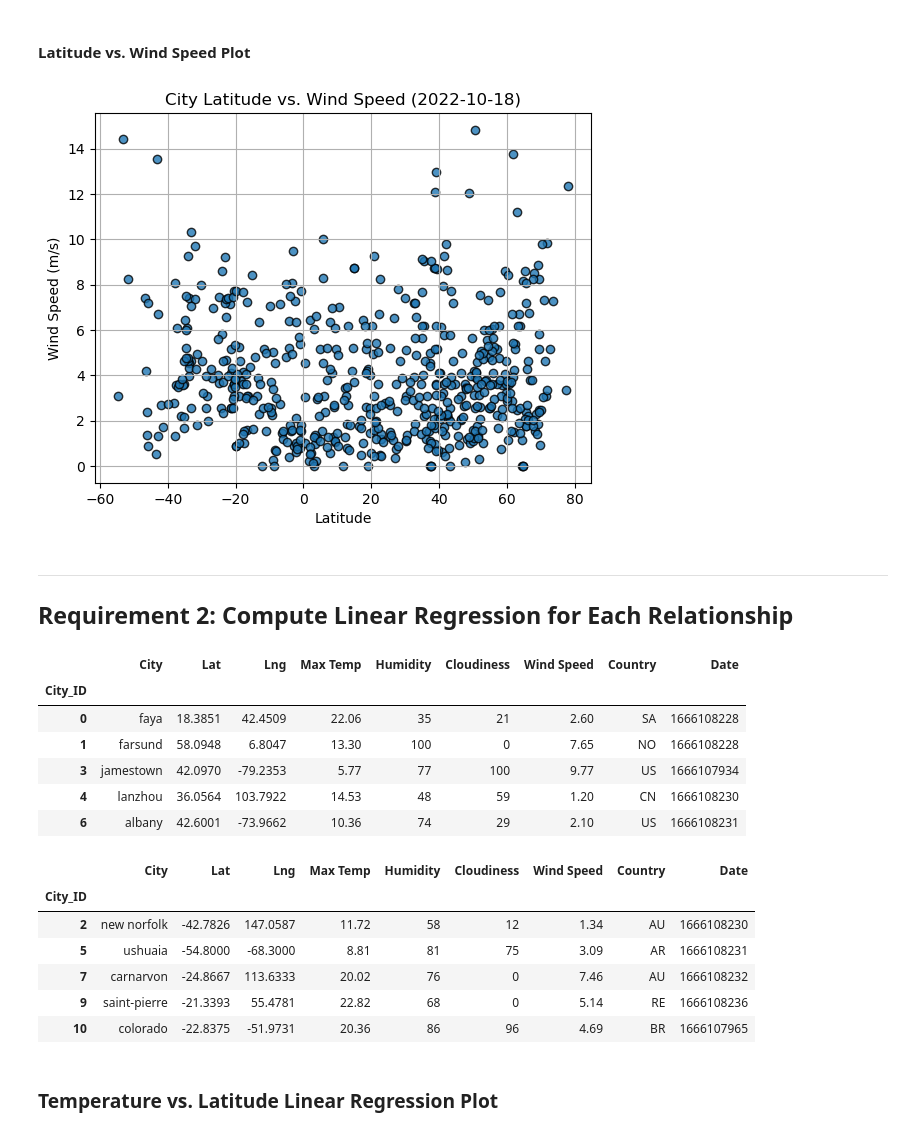
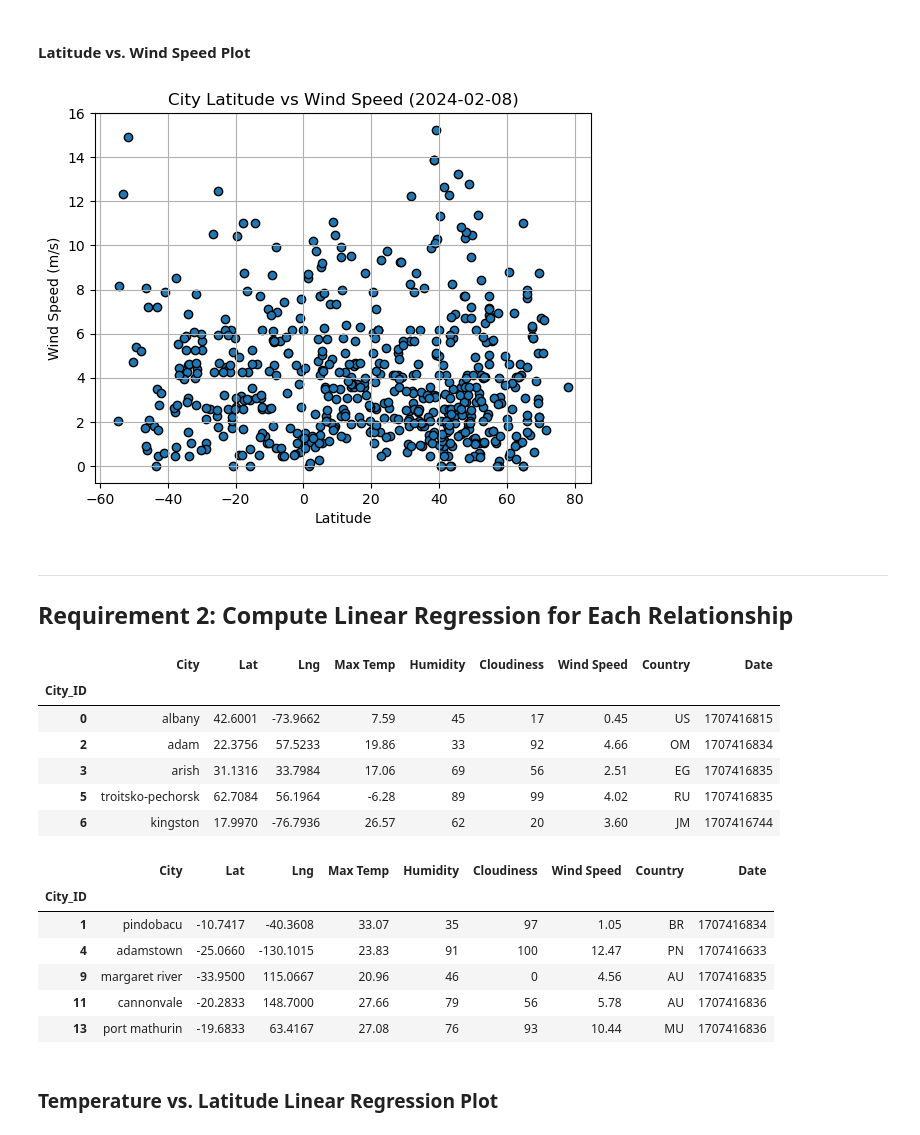
Before and after one commit to arlestotle/python-api-challenge, a Jupyter notebook: WeatherPy.ipynb, the cells around one changed output. Drawn from its saved outputs; the diff is of its cells as text; code cells hidden in the pictures.

```diff
--- a/WeatherPy.ipynb
+++ b/WeatherPy.ipynb
@@ -237,18 +259,25 @@ plt.show()
 #### Latitude vs. Wind Speed Plot
 # %%
 # Build the scatter plots for latitude vs. wind speed
-# YOUR CODE HERE
+plt.scatter(city_data_df['Lat'], city_data_df['Wind Speed'],
+            edgecolor='black')
 
 # Incorporate the other graph properties
-# YOUR CODE HERE
+sel_date = datetime.now().strftime("%Y-%m-%d")
+plt.title(f'City Latitude vs Wind Speed ({sel_date})')
+plt.ylabel('Wind Speed (m/s)')
+plt.xlabel('Latitude')
+plt.grid(True)
+plt.tight_layout
+
 
 # Save the figure
-plt.savefig("output_data/Fig4.png")
+plt.savefig("output_data/WindSpeed.png")
 
 # Show plot
 plt.show()
 # %% [output]
-[figure, old version]
+[figure, new version]
 # %% [markdown]
 ---
 
@@ -259,30 +294,30 @@ plt.show()
 # %%
 # Create a DataFrame with the Northern Hemisphere data (Latitude >= 0)
-# YOUR CODE HERE
+northern_hemi_df = city_data_df[city_data_df['Lat'] >= 0]
 
 # Display sample data
 northern_hemi_df.head()
 # %% [output]
 |  | City | Lat | Lng | Max Temp | Humidity | Cloudiness | Wind Speed | Country | Date |
 | City_ID |  |  |  |  |  |  |  |  |  |
-| 0 | faya | 18.3851 | 42.4509 | 22.06 | 35 | 21 | 2.60 | SA | 1666108228 |
-| 1 | farsund | 58.0948 | 6.8047 | 13.30 | 100 | 0 | 7.65 | NO | 1666108228 |
-| 3 | jamestown | 42.0970 | -79.2353 | 5.77 | 77 | 100 | 9.77 | US | 1666107934 |
-| 4 | lanzhou | 36.0564 | 103.7922 | 14.53 | 48 | 59 | 1.20 | CN | 1666108230 |
-| 6 | albany | 42.6001 | -73.9662 | 10.36 | 74 | 29 | 2.10 | US | 1666108231 |
+| 0 | albany | 42.6001 | -73.9662 | 7.59 | 45 | 17 | 0.45 | US | 1707416815 |
+| 2 | adam | 22.3756 | 57.5233 | 19.86 | 33 | 92 | 4.66 | OM | 1707416834 |
+| 3 | arish | 31.1316 | 33.7984 | 17.06 | 69 | 56 | 2.51 | EG | 1707416835 |
+| 5 | troitsko-pechorsk | 62.7084 | 56.1964 | -6.28 | 89 | 99 | 4.02 | RU | 1707416835 |
+| 6 | kingston | 17.9970 | -76.7936 | 26.57 | 62 | 20 | 3.60 | JM | 1707416744 |
 # %%
 # Create a DataFrame with the Southern Hemisphere data (Latitude < 0)
-# YOUR CODE HERE
+southern_hemi_df = city_data_df[city_data_df['Lat'] < 0]
 
 # Display sample data
 southern_hemi_df.head()
 # %% [output]
 |  | City | Lat | Lng | Max Temp | Humidity | Cloudiness | Wind Speed | Country | Date |
 | City_ID |  |  |  |  |  |  |  |  |  |
-| 2 | new norfolk | -42.7826 | 147.0587 | 11.72 | 58 | 12 | 1.34 | AU | 1666108230 |
-| 5 | ushuaia | -54.8000 | -68.3000 | 8.81 | 81 | 75 | 3.09 | AR | 1666108231 |
-| 7 | carnarvon | -24.8667 | 113.6333 | 20.02 | 76 | 0 | 7.46 | AU | 1666108232 |
-| 9 | saint-pierre | -21.3393 | 55.4781 | 22.82 | 68 | 0 | 5.14 | RE | 1666108236 |
-| 10 | colorado | -22.8375 | -51.9731 | 20.36 | 86 | 96 | 4.69 | BR | 1666107965 |
+| 1 | pindobacu | -10.7417 | -40.3608 | 33.07 | 35 | 97 | 1.05 | BR | 1707416834 |
+| 4 | adamstown | -25.0660 | -130.1015 | 23.83 | 91 | 100 | 12.47 | PN | 1707416633 |
+| 9 | margaret river | -33.9500 | 115.0667 | 20.96 | 46 | 0 | 4.56 | AU | 1707416835 |
+| 11 | cannonvale | -20.2833 | 148.7000 | 27.66 | 79 | 56 | 5.78 | AU | 1707416836 |
+| 13 | port mathurin | -19.6833 | 63.4167 | 27.08 | 76 | 93 | 10.44 | MU | 1707416836 |
 # %% [markdown]
 ###  Temperature vs. Latitude Linear Regression Plot
```
Also changed, not shown: parts of 40 cells of this notebook, 20 other files.
